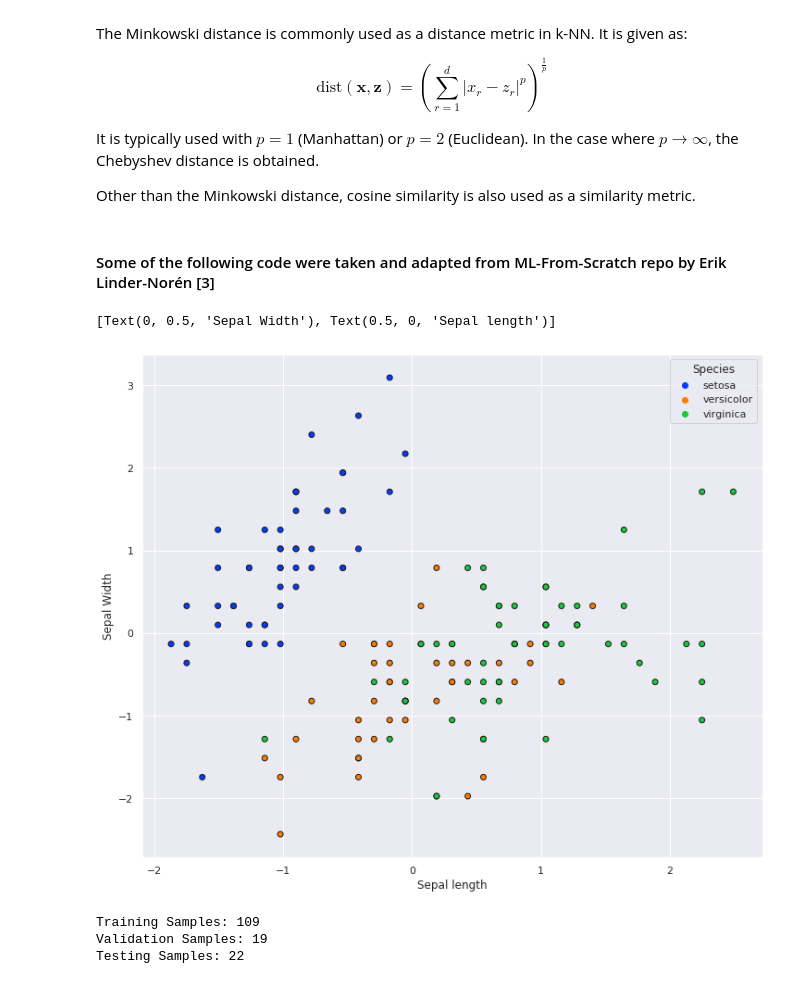
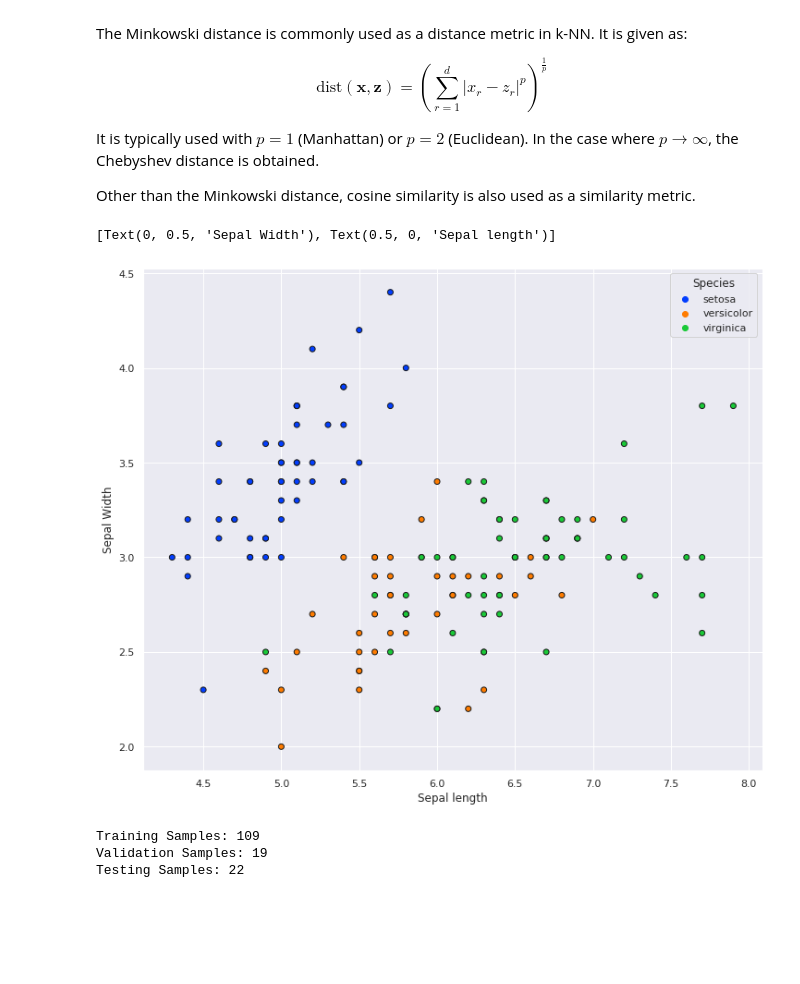
Before and after one commit to gladwinyjh/From-Scratch, a Jupyter notebook: supervised/k-NN.ipynb, the cells around one changed output. Saved outputs shown, nothing was run; the diff lists cells and outputs as text; code cells hidden in the pictures; blank space fills up the shorter version.

```diff
--- a/supervised/k-NN.ipynb
+++ b/supervised/k-NN.ipynb
@@ -47,39 +48,27 @@ $$
 It is typically used with $p = 1$ (Manhattan) or $p = 2$ (Euclidean). In the case where $p\to \infty$, the Chebyshev distance is obtained.
 
 Other than the Minkowski distance, cosine similarity is also used as a similarity metric.
-# %% [markdown]
-#### Some of the following code were taken and adapted from ML-From-Scratch repo by Erik Linder-Norén [3]
 # %%
 import numpy as np
 from sklearn import datasets
 from sklearn.model_selection import train_test_split
 import matplotlib.pyplot as plt
 import seaborn as sns
 
-def standardize(X):
-    X_std = X
-    mean = X.mean(axis=0)
-    std = X.std(axis=0)
-    for col in range(np.shape(X)[1]):
-        if std[col]:
-            X_std[:, col] = (X_std[:, col] - mean[col]) / std[col]
-    # X_std = (X - X.mean(axis=0)) / X.std(axis=0)
-    return X_std
-
 iris = datasets.load_iris()
-X = standardize(iris.data[:, :2])
+X = iris.data[:, :2]
 y = iris.target
 sns.set(style = "darkgrid")
 
 #Visualise data with 2 features
 fig, ax = plt.subplots(figsize=(12, 10))
 sns.scatterplot(x=X[:, 0], y=X[:, 1], hue=y, edgecolor='k', linewidth=1, palette="bright")
 ax.legend(ax.legend_.legendHandles, iris.target_names, title='Species')
 
 ax.set(xlabel='Sepal length', ylabel='Sepal Width')
 # %% [output]
 [Text(0, 0.5, 'Sepal Width'), Text(0.5, 0, 'Sepal length')]
-[figure, old version]
+[figure, new version]
 # %%
 import math
 
```
Also changed, not shown: parts of 6 cells of this notebook.
